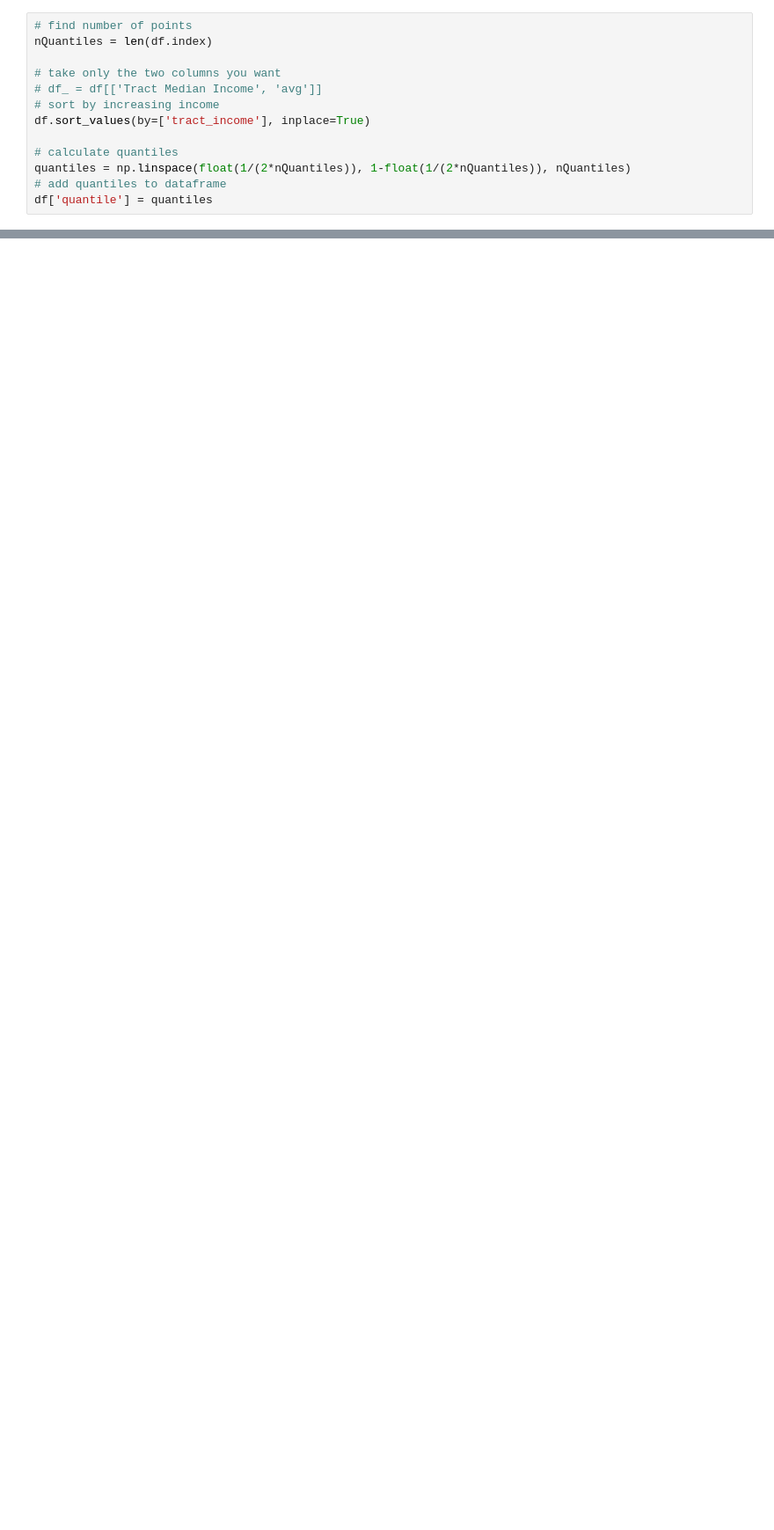
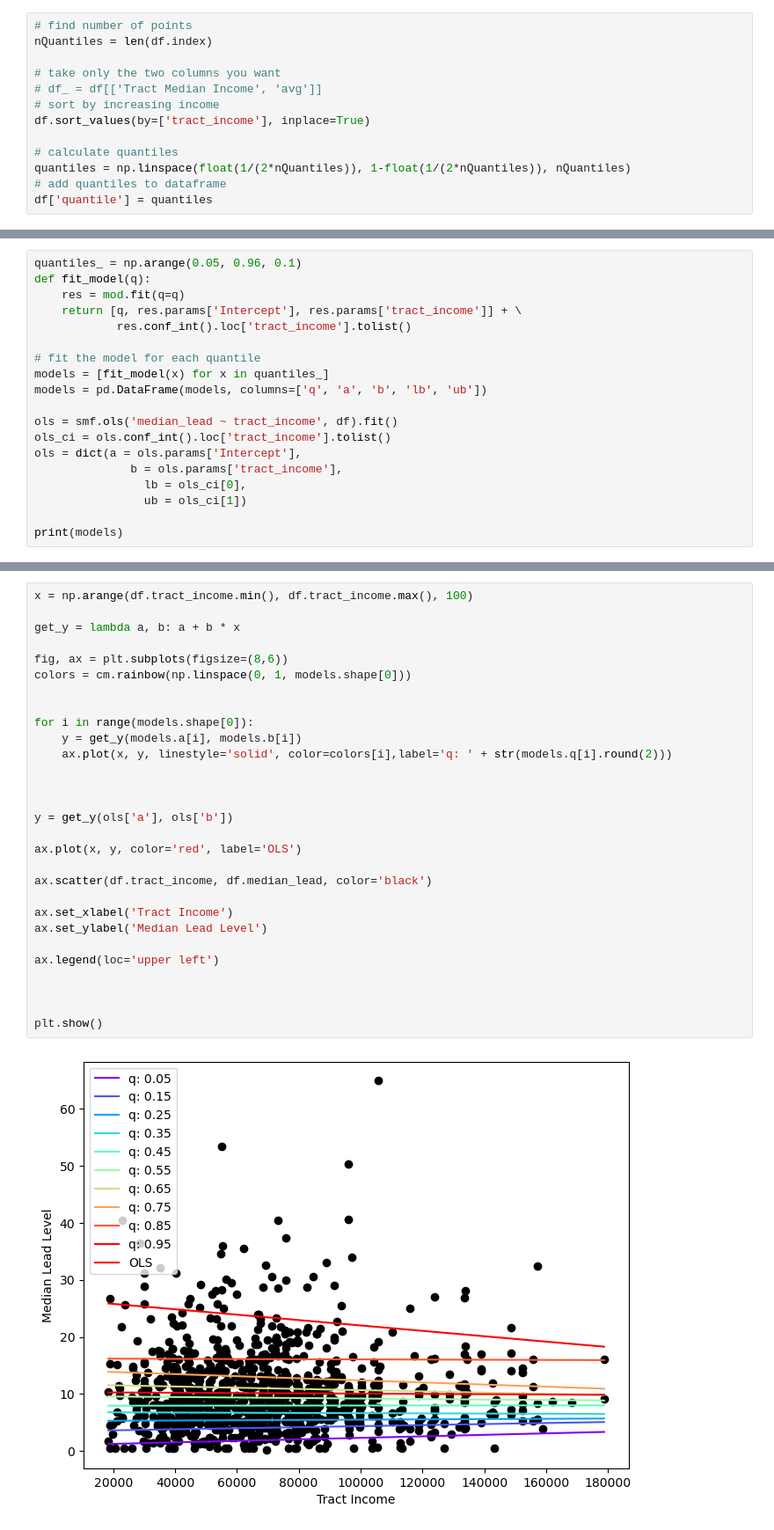
Before and after one commit to jacobhthomas/LeadWater, a Jupyter notebook: qr_income.ipynb, the cells around one changed output, grey strips where cells are left out. Shown at 88% size. Saved outputs shown, nothing was run; the diff lists cells and outputs as text; blank space fills up the shorter version.

```diff
--- a/qr_income.ipynb
+++ b/qr_income.ipynb
@@ -370,0 +71,19 @@ Indication that this does not follow a normal distribution
+# %%
+quantiles_ = np.arange(0.05, 0.96, 0.1)
+def fit_model(q):
+    res = mod.fit(q=q)
+    return [q, res.params['Intercept'], res.params['tract_income']] + \
+            res.conf_int().loc['tract_income'].tolist()
+
+# fit the model for each quantile
+models = [fit_model(x) for x in quantiles_]
+models = pd.DataFrame(models, columns=['q', 'a', 'b', 'lb', 'ub'])
+
+ols = smf.ols('median_lead ~ tract_income', df).fit()
+ols_ci = ols.conf_int().loc['tract_income'].tolist()
+ols = dict(a = ols.params['Intercept'],
+              b = ols.params['tract_income'],
+                lb = ols_ci[0],
+                ub = ols_ci[1])
+
+print(models)
@@ -370,0 +110,31 @@ Indication that this does not follow a normal distribution
+# %%
+x = np.arange(df.tract_income.min(), df.tract_income.max(), 100)
+
+get_y = lambda a, b: a + b * x
+
+fig, ax = plt.subplots(figsize=(8,6))
+colors = cm.rainbow(np.linspace(0, 1, models.shape[0]))
+
+
+for i in range(models.shape[0]):
+    y = get_y(models.a[i], models.b[i])
+    ax.plot(x, y, linestyle='solid', color=colors[i],label='q: ' + str(models.q[i].round(2)))
+
+
+
+y = get_y(ols['a'], ols['b'])
+
+ax.plot(x, y, color='red', label='OLS')
+
+ax.scatter(df.tract_income, df.median_lead, color='black')
+
+ax.set_xlabel('Tract Income')
+ax.set_ylabel('Median Lead Level')
+
+ax.legend(loc='upper left')
+
+
+
+plt.show()
+# %% [output]
+[figure, added]
```
Also changed, not shown: parts of 43 cells of this notebook, 2 other files.
